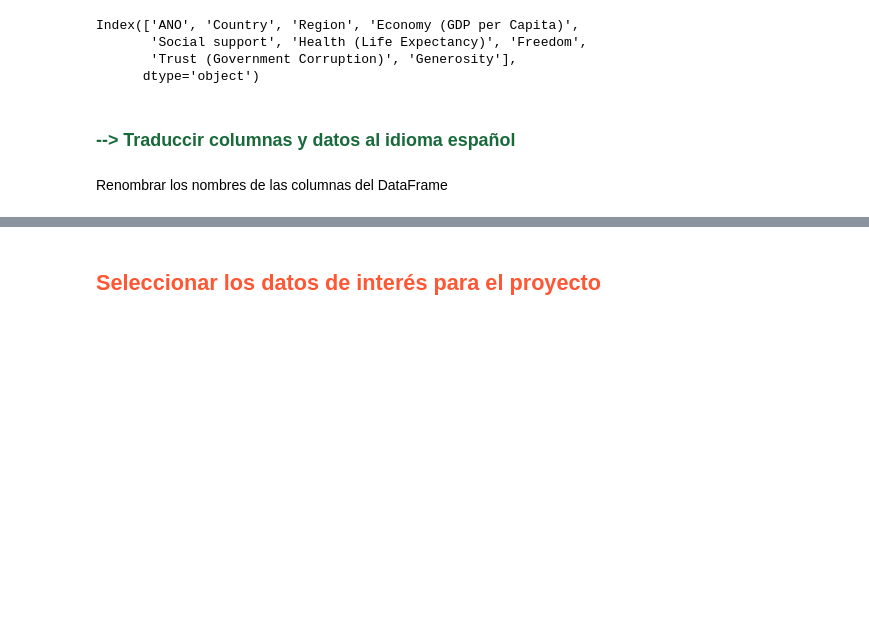
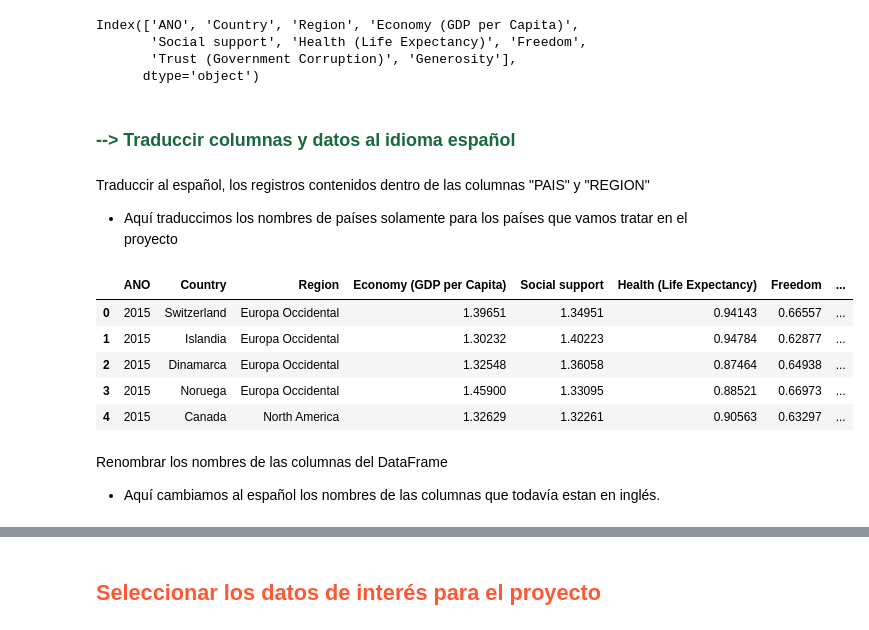
Before and after one commit to G6felicidad/Proyecto_Felicidad_Calidad_Vida, a Jupyter notebook: cuadernos/carga_datos.ipynb, the cells around one changed output, grey strips where cells are left out. Drawn from its saved outputs; the diff is of its cells as text; code cells hidden in the pictures; blank space fills up the shorter version.

```diff
--- a/cuadernos/carga_datos.ipynb
+++ b/cuadernos/carga_datos.ipynb
@@ -429,11 +479,11 @@ memory usage: 96.3+ KB
 # %% [markdown]
 ### <font color=#186a3b>--> Reemplazar la coma (",") por punto (".") en las columnas numéricas </font>
 # %%
-df = pd.DataFrame(df)
+df_comas = pd.DataFrame(df)
 
 # Columnas en las que se realizará el reemplazo
 columnas = ['Economy (GDP per Capita)', 'Social support', 'Health (Life Expectancy)', 'Freedom', 'Trust (Government Corruption)', \
             'Generosity']
 
 # Reemplazo de comas por puntos en las columnas seleccionadas
-df[columnas] = df[columnas].replace(',', '.', regex=True)
+df[columnas] = df_comas[columnas].replace(',', '.', regex=True)
@@ -471,0 +505,20 @@ memory usage: 96.3+ KB
+# %%
+# Convertir los tipos de columnas
+# df_tipo_datos = pd.DataFrame(df)
+
+df["ANO"] = df_tipo_datos["ANO"].astype("int64")
+
+columnas_numericas = ['Economy (GDP per Capita)', 'Social support', 'Health (Life Expectancy)', 'Freedom', \
+                    'Trust (Government Corruption)', 'Generosity']
+
+columnas_categoricas = ['Country', 'Region']
+
+# converte a valores numericos tipo float los valores de la lista
+for i in columnas_numericas:
+    df[i] = df[i].astype("float64")
+
+# converte a valores categóricos los valores de la lista
+for i in columnas_categoricas:
+    df[i] = df[i].astype("category")
+
+df.info()
@@ -498,8 +564,39 @@ Index(['ANO', 'Country', 'Region', 'Economy (GDP per Capita)',
       dtype='object')
 # %% [markdown]
 ### <font color=#186a3b>--> Traduccir columnas y datos al idioma español </font>
+# %% [markdown]
+Traduccir al español, los registros contenidos dentro de las columnas "PAIS" y "REGION"
+
+- Aquí traduccimos los nombres de países solamente para los países que vamos tratar en el proyecto
+# %%
+
+# Crear el dataframe
+df_traduccido_registros = pd.DataFrame({'Country': ['Denmark', 'Finland', 'Iceland', 'Norway', 'Sweden', 'Spain'],
+                              'Region': ['Western Europe', 'Western Europe', 'Western Europe', \
+                                                 'Western Europe', 'Western Europe', 'Western Europe']})
+
+# Crear el diccionario de mapeo para los valores de Country
+paises_mapeados = {'Denmark': 'Dinamarca', 'Finland': 'Finlandia', 'Iceland': 'Islandia', 'Norway': 'Noruega', 'Sweden': 'Suecia', 'Spain': 'España'}
+
+# Crear el diccionario de mapeo para el valor de Region
+regiones_mapeadas = {'Western Europe': 'Europa Occidental'}
+
+# Renombrar los valores en el dataframe
+df_traduccido_registros = df.replace({'Country': paises_mapeados, 'Region': regiones_mapeadas})
+
+# Imprimir el dataframe actualizado
+df_traduccido_registros.head()
+# %% [output]
+|  | ANO | Country | Region | Economy (GDP per Capita) | Social support | Health (Life Expectancy) | Freedom | ... |
+| 0 | 2015 | Switzerland | Europa Occidental | 1.39651 | 1.34951 | 0.94143 | 0.66557 | ... |
+| 1 | 2015 | Islandia | Europa Occidental | 1.30232 | 1.40223 | 0.94784 | 0.62877 | ... |
+| 2 | 2015 | Dinamarca | Europa Occidental | 1.32548 | 1.36058 | 0.87464 | 0.64938 | ... |
+| 3 | 2015 | Noruega | Europa Occidental | 1.45900 | 1.33095 | 0.88521 | 0.66973 | ... |
+| 4 | 2015 | Canada | North America | 1.32629 | 1.32261 | 0.90563 | 0.63297 | ... |
 # %% [markdown]
 Renombrar los nombres de las columnas del DataFrame
+
+- Aquí cambiamos al español los nombres de las columnas que todavía estan en inglés.
 # %%
 
 # Crear un diccionario con los nuevos nombres de las columnas
```
Also changed, not shown: parts of 26 cells of this notebook.
